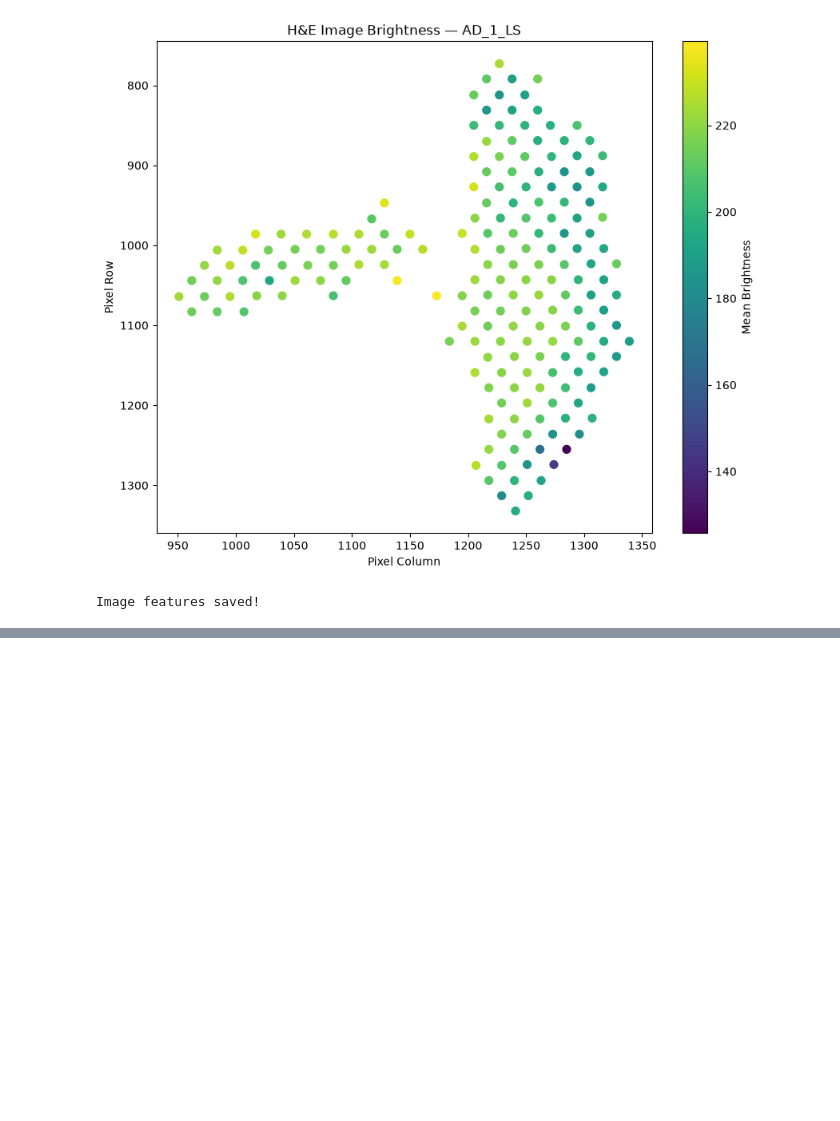
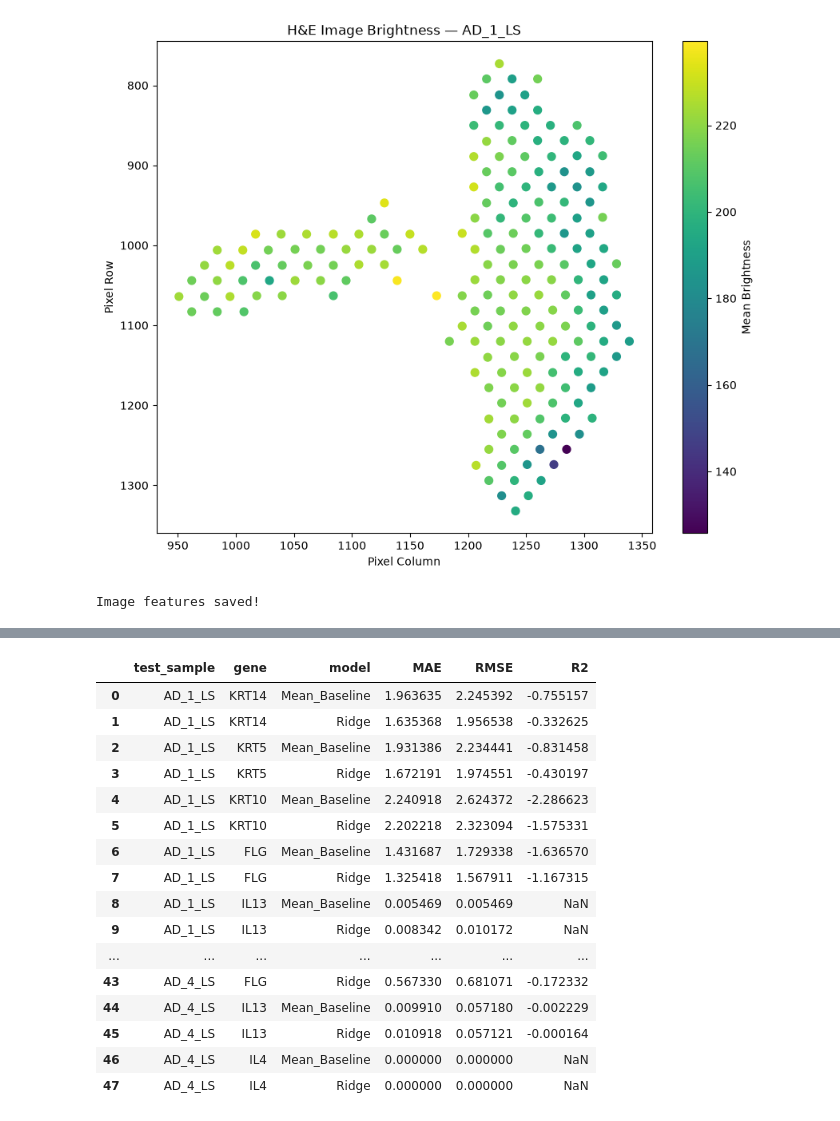
Before and after one commit to manya0306/spatial-tissue-profiling, a Jupyter notebook: notebooks/02_image_preprocessing.ipynb, the cells around one changed output, grey strips where cells are left out. Drawn from its saved outputs; the diff is of its cells as text; code cells hidden in the pictures; blank space fills up the shorter version.

Commit message:
Update spatial transcriptomics pipeline and experiments

```diff
--- a/notebooks/02_image_preprocessing.ipynb
+++ b/notebooks/02_image_preprocessing.ipynb
@@ -143,0 +653,80 @@ Image features saved!
+# %%
+from sklearn.dummy import DummyRegressor
+from sklearn.pipeline import Pipeline
+from sklearn.preprocessing import StandardScaler
+from sklearn.linear_model import Ridge
+from sklearn.metrics import mean_absolute_error, mean_squared_error, r2_score
+import numpy as np
+import pandas as pd
+
+baseline_results = []
+
+for test_sample in SAMPLE_IDS:
+
+    train_data = model_table[
+        model_table["sample_id"] != test_sample
+    ]
+
+    test_data = model_table[
+        model_table["sample_id"] == test_sample
+    ]
+
+    X_train = train_data[IMAGE_FEATURES]
+    X_test = test_data[IMAGE_FEATURES]
+
+    for gene in TARGET_GENES:
+
+        y_train = train_data[gene]
+        y_test = test_data[gene]
+
+        models = {
+            "Mean_Baseline": DummyRegressor(strategy="mean"),
+            "Ridge": Pipeline([
+                ("scaler", StandardScaler()),
+                ("regressor", Ridge(alpha=1.0))
+            ])
+        }
+
+        for model_name, model in models.items():
+
+            model.fit(X_train, y_train)
+            y_pred = model.predict(X_test)
+
+            mae = mean_absolute_error(y_test, y_pred)
+            rmse = np.sqrt(mean_squared_error(y_test, y_pred))
+
+            if y_test.nunique() > 1:
+                r2 = r2_score(y_test, y_pred)
+            else:
+                r2 = np.nan
+
+            baseline_results.append({
+                "test_sample": test_sample,
+                "gene": gene,
+                "model": model_name,
+                "MAE": mae,
+                "RMSE": rmse,
+                "R2": r2
+            })
+
+baseline_df = pd.DataFrame(baseline_results)
+
+display(baseline_df)
+# %% [output]
+|  | test_sample | gene | model | MAE | RMSE | R2 |
+| 0 | AD_1_LS | KRT14 | Mean_Baseline | 1.963635 | 2.245392 | -0.755157 |
+| 1 | AD_1_LS | KRT14 | Ridge | 1.635368 | 1.956538 | -0.332625 |
+| 2 | AD_1_LS | KRT5 | Mean_Baseline | 1.931386 | 2.234441 | -0.831458 |
+| 3 | AD_1_LS | KRT5 | Ridge | 1.672191 | 1.974551 | -0.430197 |
+| 4 | AD_1_LS | KRT10 | Mean_Baseline | 2.240918 | 2.624372 | -2.286623 |
+| 5 | AD_1_LS | KRT10 | Ridge | 2.202218 | 2.323094 | -1.575331 |
+| 6 | AD_1_LS | FLG | Mean_Baseline | 1.431687 | 1.729338 | -1.636570 |
+| 7 | AD_1_LS | FLG | Ridge | 1.325418 | 1.567911 | -1.167315 |
+| 8 | AD_1_LS | IL13 | Mean_Baseline | 0.005469 | 0.005469 | NaN |
+| 9 | AD_1_LS | IL13 | Ridge | 0.008342 | 0.010172 | NaN |
+| ... | ... | ... | ... | ... | ... | ... |
+| 43 | AD_4_LS | FLG | Ridge | 0.567330 | 0.681071 | -0.172332 |
+| 44 | AD_4_LS | IL13 | Mean_Baseline | 0.009910 | 0.057180 | -0.002229 |
+| 45 | AD_4_LS | IL13 | Ridge | 0.010918 | 0.057121 | -0.000164 |
+| 46 | AD_4_LS | IL4 | Mean_Baseline | 0.000000 | 0.000000 | NaN |
+| 47 | AD_4_LS | IL4 | Ridge | 0.000000 | 0.000000 | NaN |
```
Also changed, not shown: parts of 29 cells of this notebook, 39 other files.
